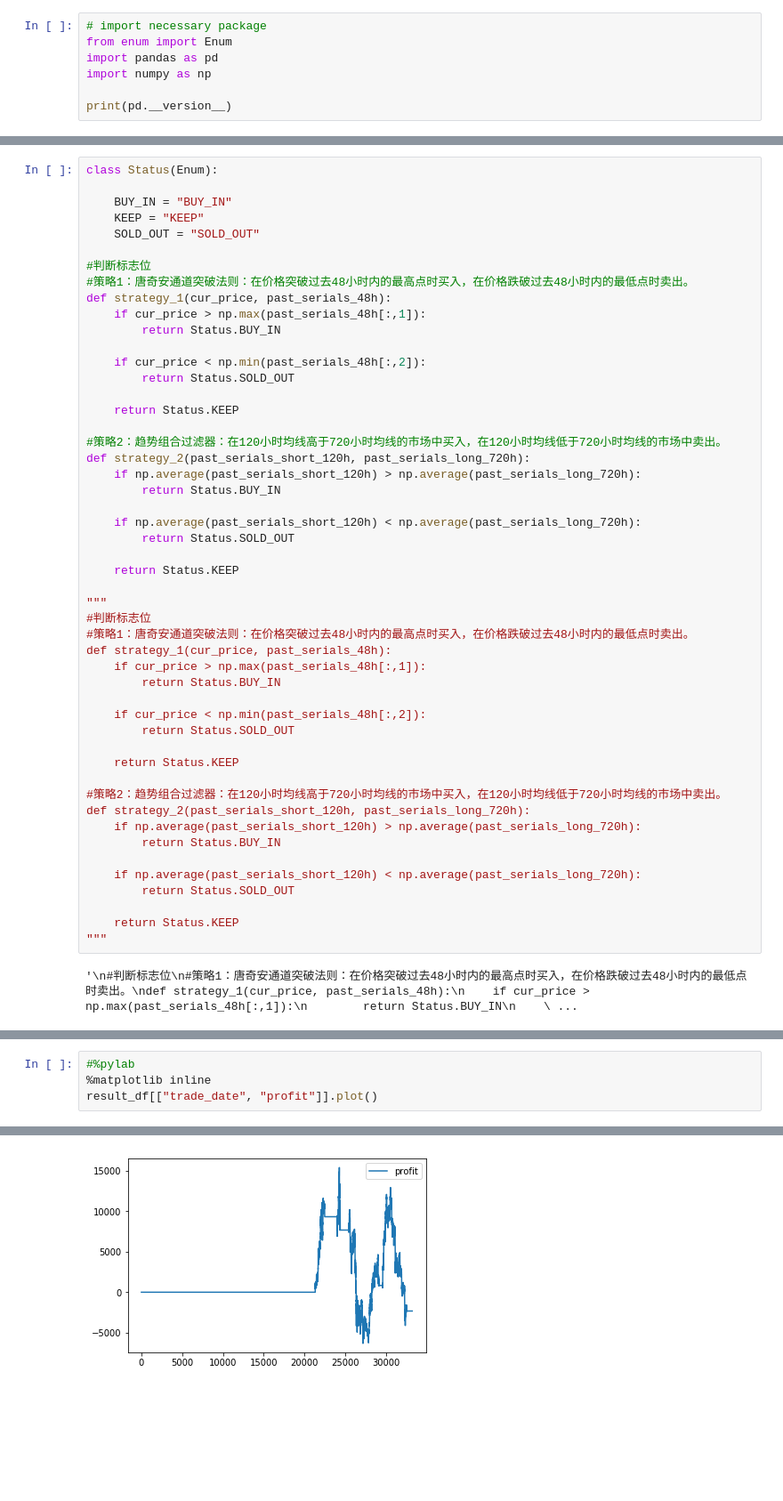
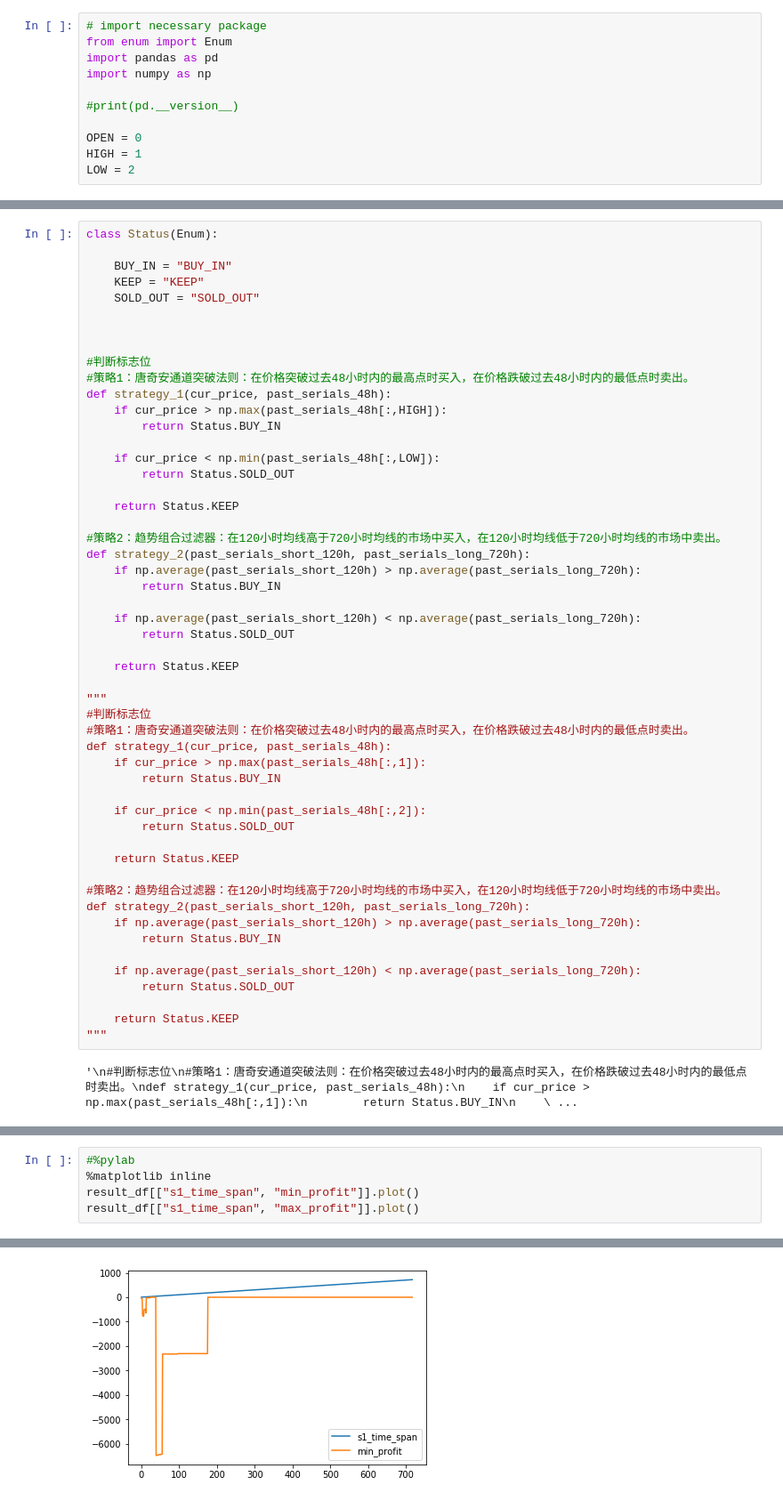
Before and after one commit to SaitouAsuka/btc-trend, a Jupyter notebook: btc_trade_strategy_testing.ipynb, the cells around one changed output, grey strips where cells are left out. Shown at 89% size. Drawn from its saved outputs; the diff is of its cells as text; blank space fills up the shorter version.

```diff
--- a/btc_trade_strategy_testing.ipynb
+++ b/btc_trade_strategy_testing.ipynb
@@ -4,4 +4,8 @@ from enum import Enum
 import pandas as pd
 import numpy as np
 
-print(pd.__version__)
+#print(pd.__version__)
+
+OPEN = 0
+HIGH = 1
+LOW = 2
@@ -34,13 +36,15 @@ class Status(Enum):
     KEEP = "KEEP"
     SOLD_OUT = "SOLD_OUT"
 
+
+
 #判断标志位
 #策略1：唐奇安通道突破法则：在价格突破过去48小时内的最高点时买入，在价格跌破过去48小时内的最低点时卖出。
 def strategy_1(cur_price, past_serials_48h):
-    if cur_price > np.max(past_serials_48h[:,1]):
+    if cur_price > np.max(past_serials_48h[:,HIGH]):
         return Status.BUY_IN
 
-    if cur_price < np.min(past_serials_48h[:,2]):
+    if cur_price < np.min(past_serials_48h[:,LOW]):
         return Status.SOLD_OUT
 
     return Status.KEEP
@@ -210,7 +265,8 @@ result_df
 # %%
 #%pylab
 %matplotlib inline
-result_df[["trade_date", "profit"]].plot()
+result_df[["s1_time_span", "min_profit"]].plot()
+result_df[["s1_time_span", "max_profit"]].plot()
 # %% [output]
 <matplotlib.axes._subplots.AxesSubplot at 0x...>
-[figure, old version]
+[figure, new version]
```
Also changed, not shown: parts of 5 cells of this notebook, 12 other files.
